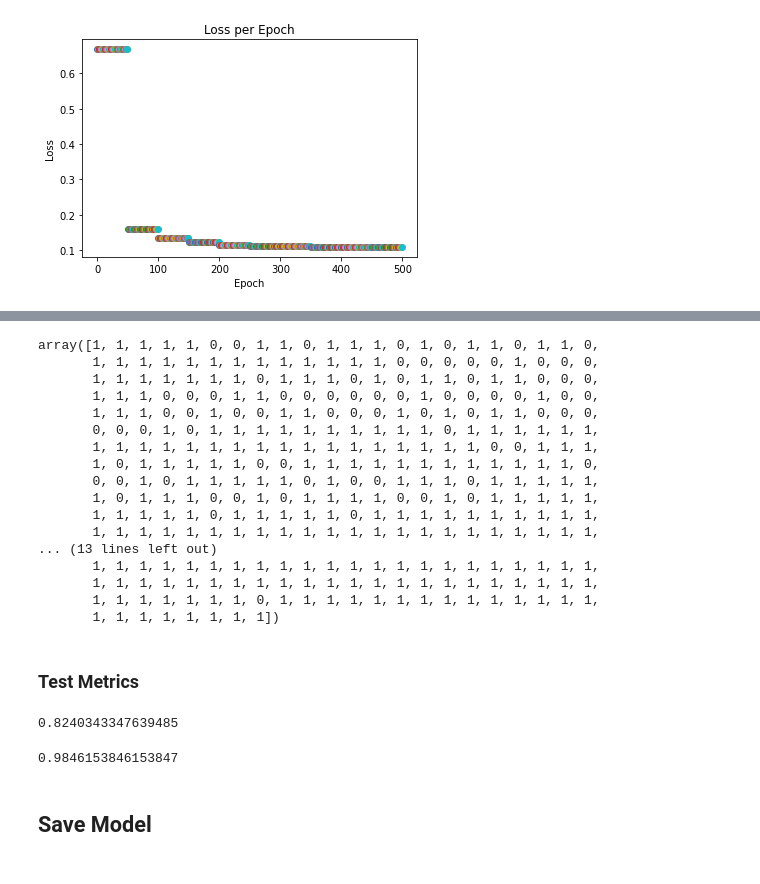
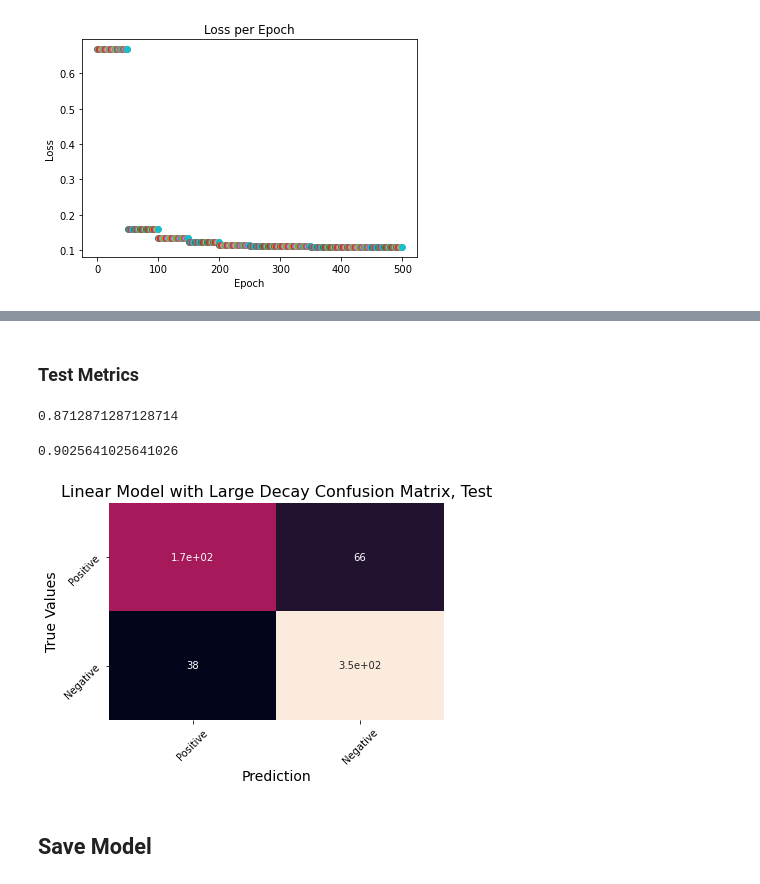
Before and after one commit to danvalen1/Pneumonia-ID, a Jupyter notebook: notebooks/sequential_model_optimize02.ipynb, the cells around one changed output, grey strips where cells are left out. Drawn from its saved outputs; the diff is of its cells as text; code cells hidden in the pictures.

```diff
--- a/notebooks/sequential_model_optimize02.ipynb
+++ b/notebooks/sequential_model_optimize02.ipynb
@@ -142,38 +146,29 @@ y_pred_test = linear_model(input_test_tensor)
 y_pred_test = y_pred_test.cpu()
 
 y_pred_test = y_pred_test.flatten().detach().numpy()
-# %%
-y_pred_test
-# %% [output]
-array([1, 1, 1, 1, 1, 0, 0, 1, 1, 0, 1, 1, 1, 0, 1, 0, 1, 1, 0, 1, 1, 0,
-       1, 1, 1, 1, 1, 1, 1, 1, 1, 1, 1, 1, 1, 0, 0, 0, 0, 0, 1, 0, 0, 0,
-       1, 1, 1, 1, 1, 1, 1, 0, 1, 1, 1, 0, 1, 0, 1, 1, 0, 1, 1, 0, 0, 0,
-       1, 1, 1, 0, 0, 0, 1, 1, 0, 0, 0, 0, 0, 0, 1, 0, 0, 0, 0, 1, 0, 0,
-       1, 1, 1, 0, 0, 1, 0, 0, 1, 1, 0, 0, 0, 1, 0, 1, 0, 1, 1, 0, 0, 0,
-       0, 0, 0, 1, 0, 1, 1, 1, 1, 1, 1, 1, 1, 1, 1, 0, 1, 1, 1, 1, 1, 1,
-       1, 1, 1, 1, 1, 1, 1, 1, 1, 1, 1, 1, 1, 1, 1, 1, 1, 0, 0, 1, 1, 1,
-       1, 0, 1, 1, 1, 1, 1, 0, 0, 1, 1, 1, 1, 1, 1, 1, 1, 1, 1, 1, 1, 0,
-       0, 0, 1, 0, 1, 1, 1, 1, 1, 0, 1, 0, 0, 1, 1, 1, 0, 1, 1, 1, 1, 1,
-       1, 0, 1, 1, 1, 0, 0, 1, 0, 1, 1, 1, 1, 0, 0, 1, 0, 1, 1, 1, 1, 1,
-       1, 1, 1, 1, 1, 0, 1, 1, 1, 1, 1, 0, 1, 1, 1, 1, 1, 1, 1, 1, 1, 1,
-       1, 1, 1, 1, 1, 1, 1, 1, 1, 1, 1, 1, 1, 1, 1, 1, 1, 1, 1, 1, 1, 1,
-... (13 lines left out)
-       1, 1, 1, 1, 1, 1, 1, 1, 1, 1, 1, 1, 1, 1, 1, 1, 1, 1, 1, 1, 1, 1,
-       1, 1, 1, 1, 1, 1, 1, 1, 1, 1, 1, 1, 1, 1, 1, 1, 1, 1, 1, 1, 1, 1,
-       1, 1, 1, 1, 1, 1, 1, 0, 1, 1, 1, 1, 1, 1, 1, 1, 1, 1, 1, 1, 1, 1,
-       1, 1, 1, 1, 1, 1, 1, 1])
 # %%
-y_pred_test = np.array([1 if ans >= 0.5 else 0 for ans in y_pred_test])
+y_pred_test = np.array([1 if ans >= 0.9 else 0 for ans in y_pred_test])
 # %% [markdown]
 ### Test Metrics
 # %%
 f1_score(y_true_test, y_pred_test)
 # %% [output]
-0.8240343347639485
+0.8712871287128714
 # %%
 recall_score(y_true_test, y_pred_test)
 # %% [output]
-0.9846153846153847
+0.9025641025641026
+# %%
+simple_cf = confusion_matrix(y_true_test, y_pred_test)
+sns.heatmap(simple_cf, annot=True, cbar=False)
+plt.ylabel("True Values", size=14)
+plt.yticks([0.5, 1.5], ["Positive", "Negative"], rotation=45)
+plt.xlabel("Prediction", size=14)
+plt.xticks([0.5, 1.5], ["Positive", "Negative"], rotation=45)
+plt.title("Linear Model with Large Decay Confusion Matrix, Test", size=16)
+plt.show()
+# %% [output]
+[figure, added]
 # %% [markdown]
 ## Save Model
 # %%
```
Also changed, not shown: parts of 5 cells of this notebook.
